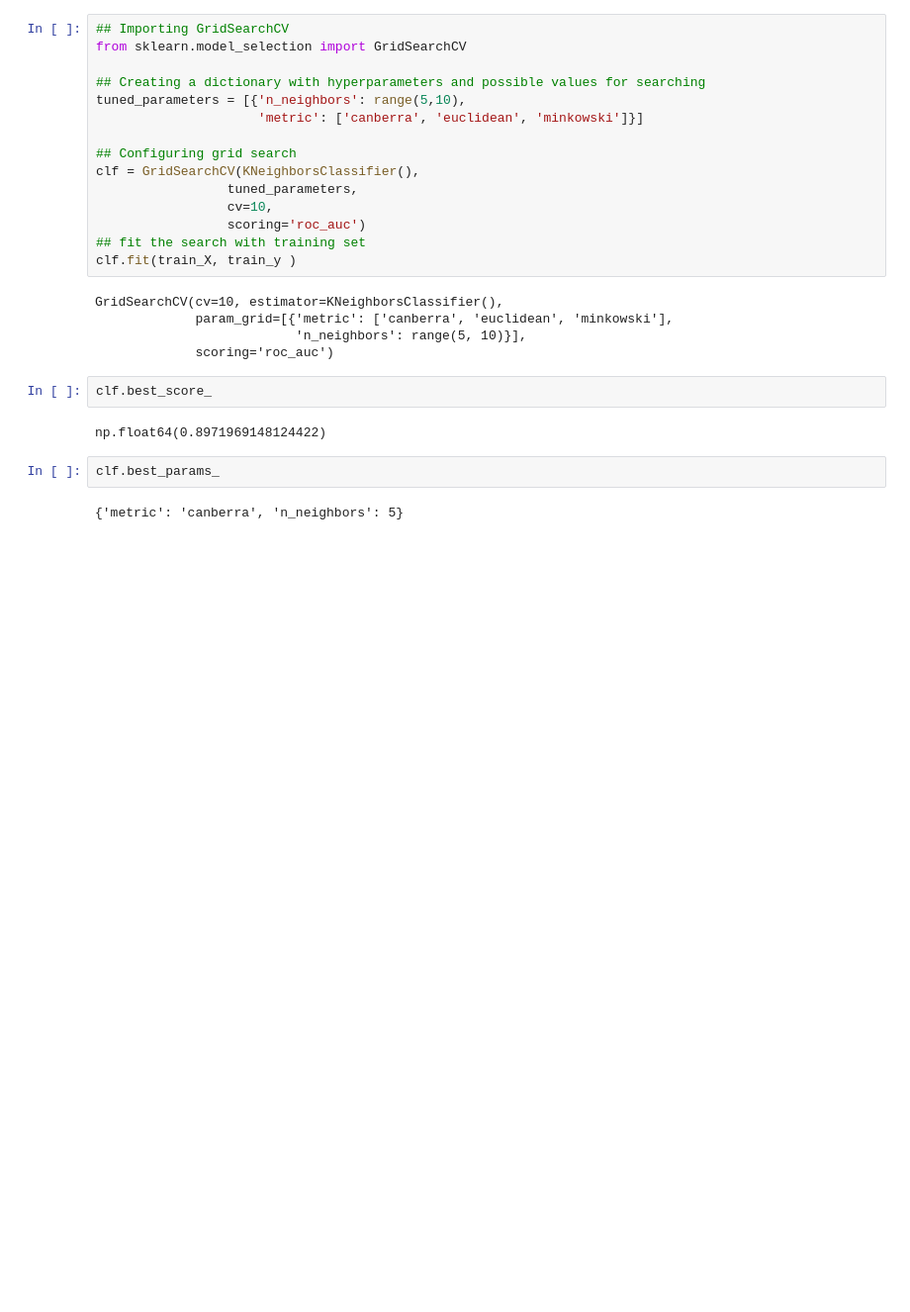
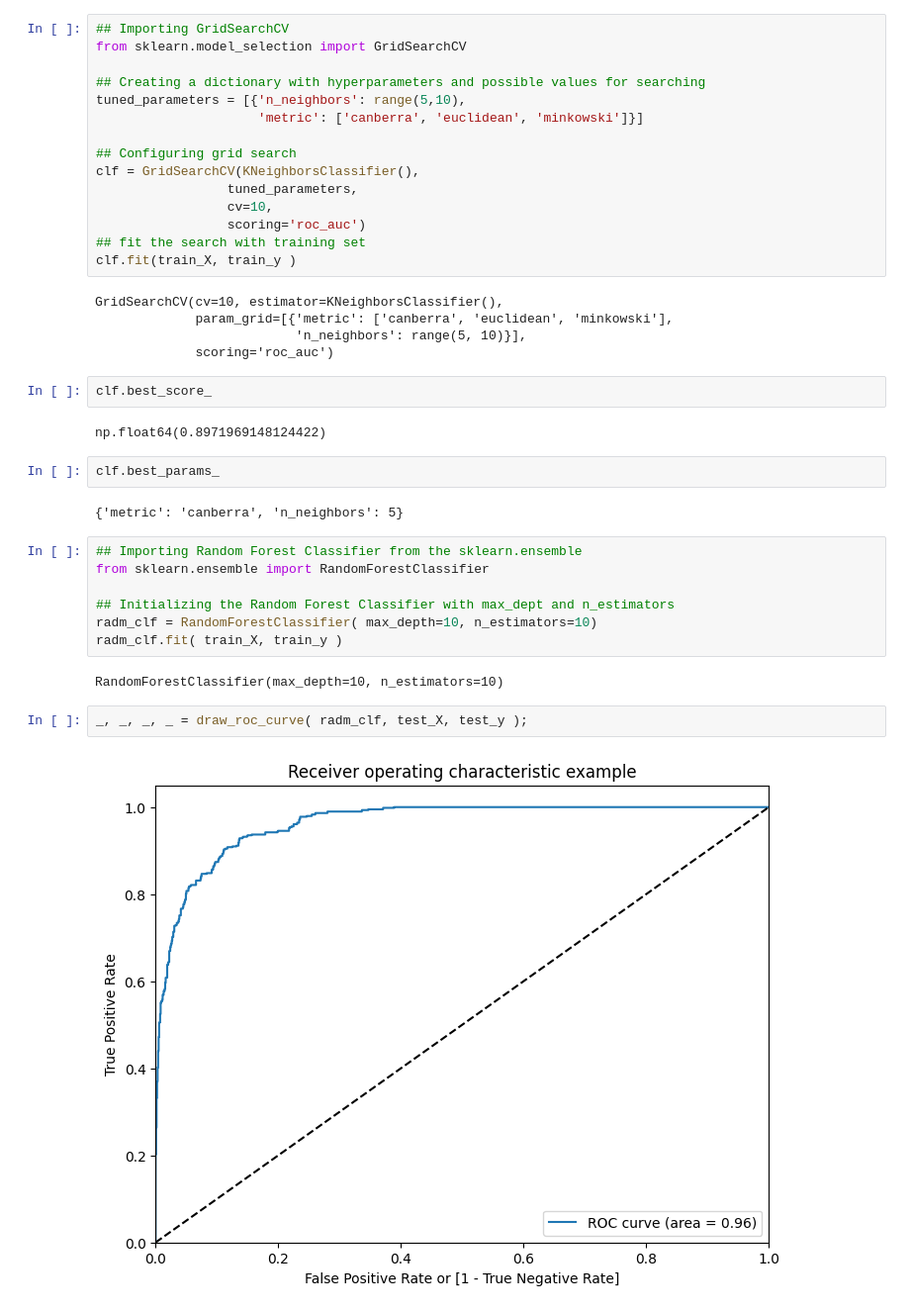
Before and after one commit to sandeepdixit05/machinelearning, a Jupyter notebook: 19_module 05 Bank Analysis.ipynb, the cells around one changed output. Shown at 99% size. Saved outputs shown, nothing was run; the diff lists cells and outputs as text; blank space fills up the shorter version.

Commit message:
Random forest

```diff
--- a/19_module 05 Bank Analysis.ipynb
+++ b/19_module 05 Bank Analysis.ipynb
@@ -227,3 +227,16 @@ np.float64(0.8971969148124422)
 clf.best_params_
 # %% [output]
 {'metric': 'canberra', 'n_neighbors': 5}
+# %%
+## Importing Random Forest Classifier from the sklearn.ensemble
+from sklearn.ensemble import RandomForestClassifier
+
+## Initializing the Random Forest Classifier with max_dept and n_estimators
+radm_clf = RandomForestClassifier( max_depth=10, n_estimators=10)
+radm_clf.fit( train_X, train_y )
+# %% [output]
+RandomForestClassifier(max_depth=10, n_estimators=10)
+# %%
+_, _, _, _ = draw_roc_curve( radm_clf, test_X, test_y );
+# %% [output]
+[figure, added]
```
